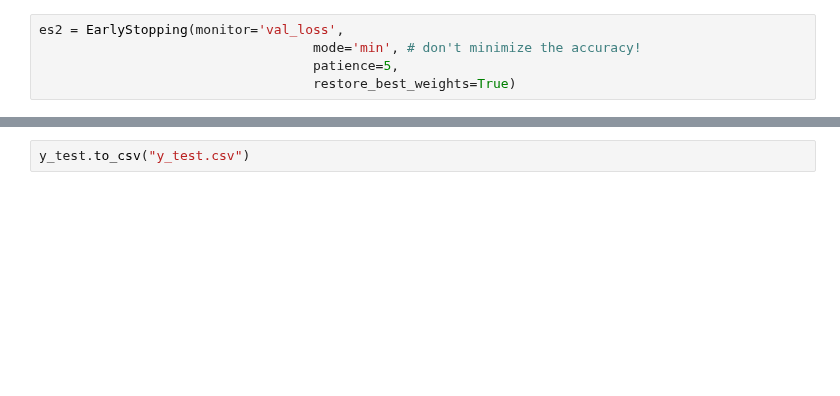
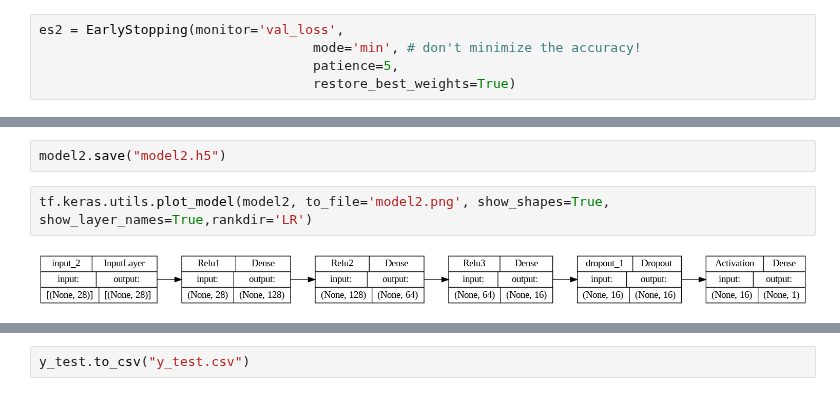
Before and after one commit to boneeyah/QTW, a Jupyter notebook: Case_Study_6.ipynb, the cells around one changed output, grey strips where cells are left out. Saved outputs shown, nothing was run; the diff lists cells and outputs as text; blank space fills up the shorter version.

```diff
--- a/Case_Study_6.ipynb
+++ b/Case_Study_6.ipynb
@@ -361,0 +403,6 @@ plt.show()
+# %%
+model2.save("model2.h5")
+# %%
+tf.keras.utils.plot_model(model2, to_file='model2.png', show_shapes=True, show_layer_names=True,rankdir='LR')
+# %% [output]
+[figure, added]
```
Also changed, not shown: parts of 29 cells of this notebook.
